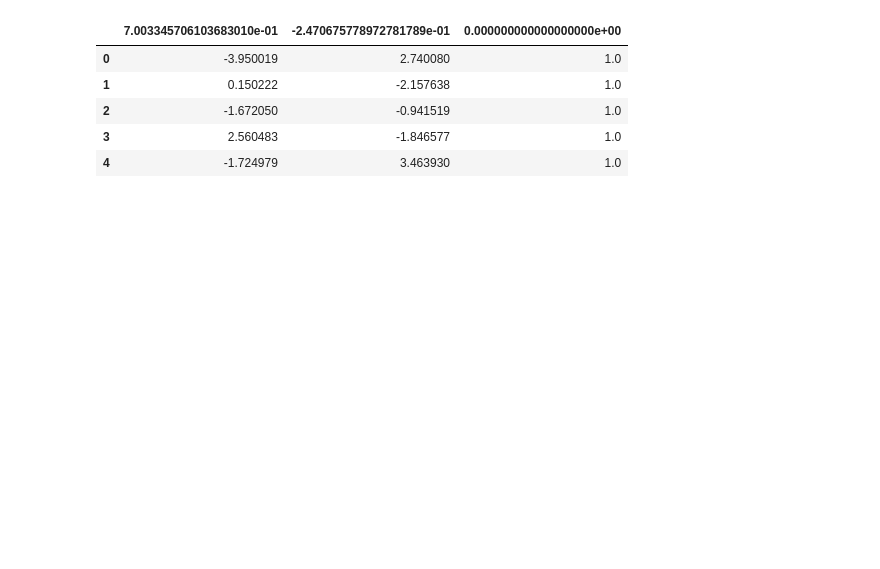
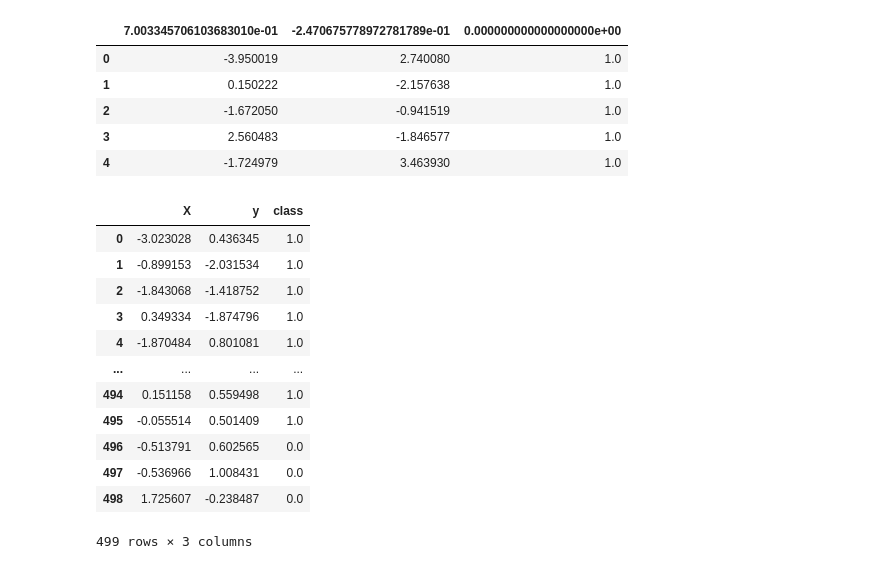
Before and after one commit to SwaroopDangal/DL-learn, a Jupyter notebook: 12.BatchNormalization/batch.ipynb, the cells around one changed output. Saved outputs shown, nothing was run; the diff lists cells and outputs as text; code cells hidden in the pictures; blank space fills up the shorter version.

```diff
--- a/12.BatchNormalization/batch.ipynb
+++ b/12.BatchNormalization/batch.ipynb
@@ -17,0 +24,16 @@ df.columns = ['X', 'y', 'class']
+# %%
+df
+# %% [output]
+|  | X | y | class |
+| 0 | -3.023028 | 0.436345 | 1.0 |
+| 1 | -0.899153 | -2.031534 | 1.0 |
+| 2 | -1.843068 | -1.418752 | 1.0 |
+| 3 | 0.349334 | -1.874796 | 1.0 |
+| 4 | -1.870484 | 0.801081 | 1.0 |
+| ... | ... | ... | ... |
+| 494 | 0.151158 | 0.559498 | 1.0 |
+| 495 | -0.055514 | 0.501409 | 1.0 |
+| 496 | -0.513791 | 0.602565 | 0.0 |
+| 497 | -0.536966 | 1.008431 | 0.0 |
+| 498 | 1.725607 | -0.238487 | 0.0 |
+499 rows × 3 columns
```
Also changed, not shown: parts of 3 cells of this notebook.
